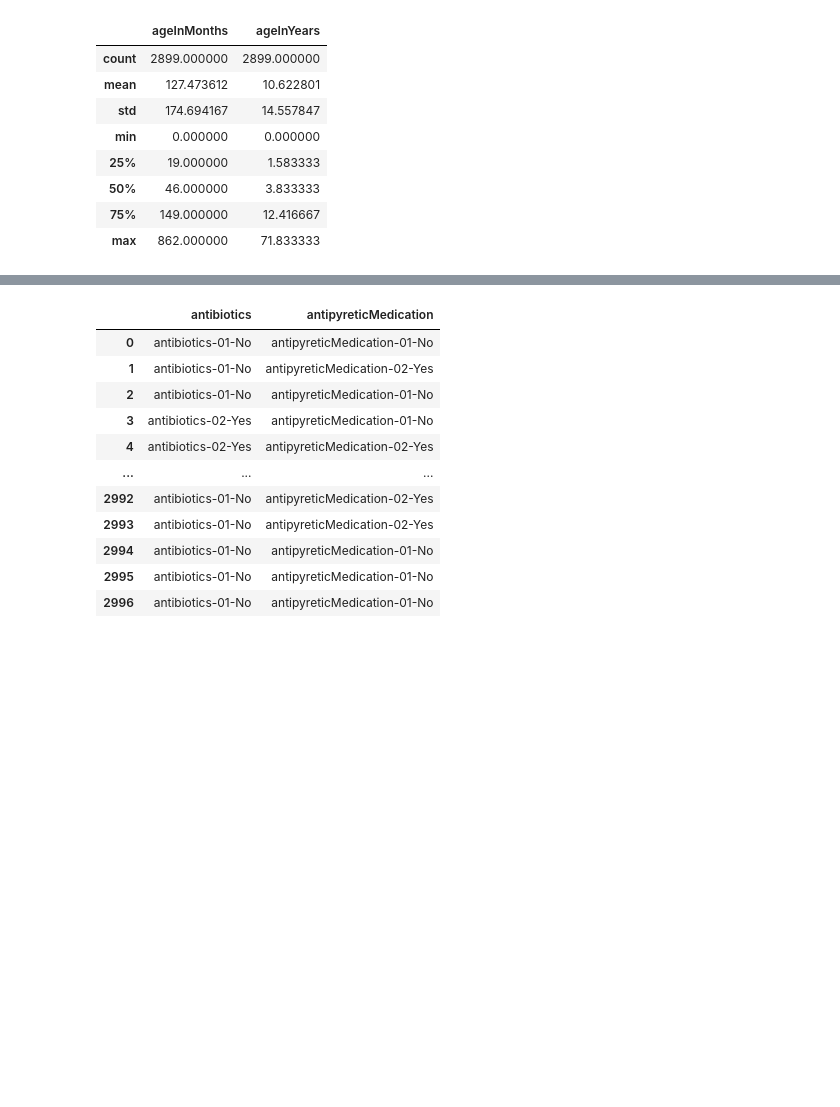
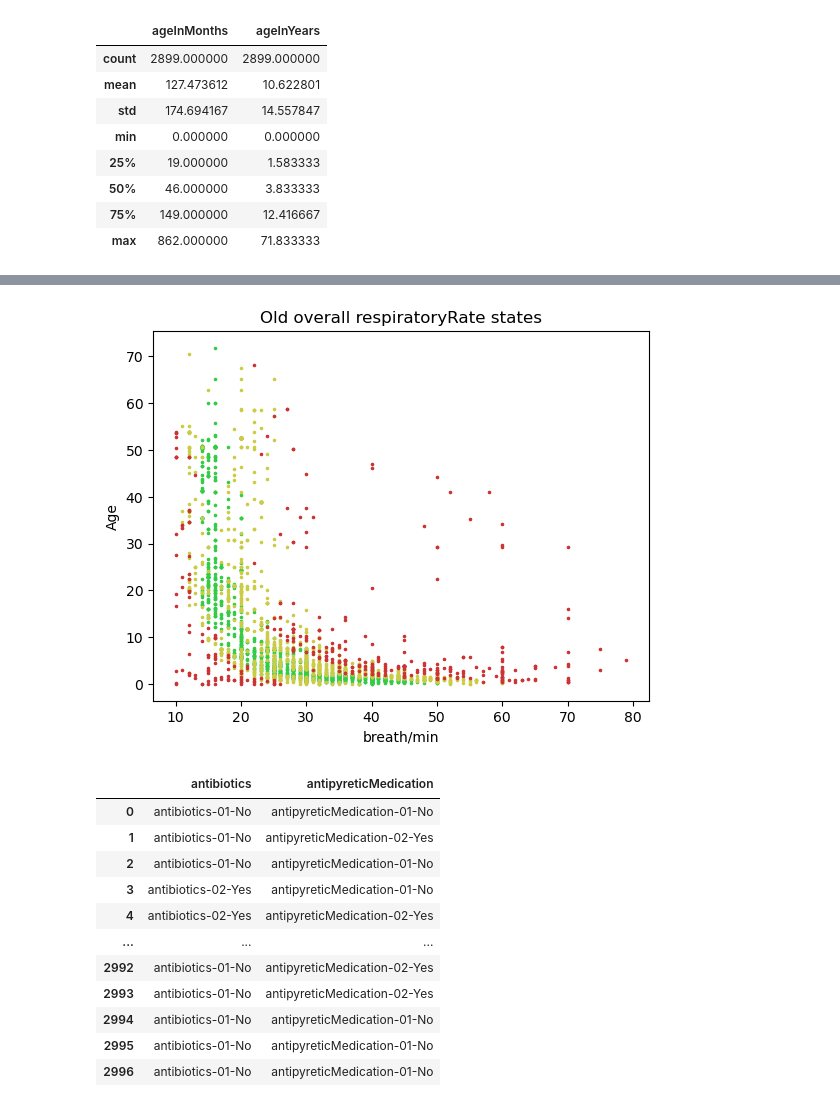
Before and after one commit to janoshr/ffa-model, a Jupyter notebook: preprocess.ipynb, the cells around one changed output, grey strips where cells are left out. Saved outputs shown, nothing was run; the diff lists cells and outputs as text; code cells hidden in the pictures; blank space fills up the shorter version.

```diff
--- a/preprocess.ipynb
+++ b/preprocess.ipynb
@@ -116,3 +134,18 @@ df3[['ageInMonths', 'ageInYears']].describe()
+# %%
+state_good = df3[df3['respiratoryRateState'] == 'good']
+state_caution = df3[df3['respiratoryRateState'] == 'caution']
+state_danger = df3[df3['respiratoryRateState'] == 'danger']
+
+plt.scatter(state_good['respiratoryRate'], state_good['ageInMonths']/12, label='New Good', color='#33cc44', marker='.', s=10)
+plt.scatter(state_caution['respiratoryRate'], state_caution['ageInMonths']/12, label='New Caution', color='#cccc44', marker='.', s=10)
+plt.scatter(state_danger['respiratoryRate'], state_danger['ageInMonths']/12, label='New Danger', color='#cc3333', marker='.', s=10)
+plt.title('Old overall respiratoryRate states')
+plt.ylabel('Age')
+plt.xlabel('breath/min')
+
+plt.show()
+# %% [output]
+[figure, added]
 # %%
 ordinal_encoder = {
     'antibiotics': {
```
Also changed, not shown: parts of 7 cells of this notebook, 11 other files.
